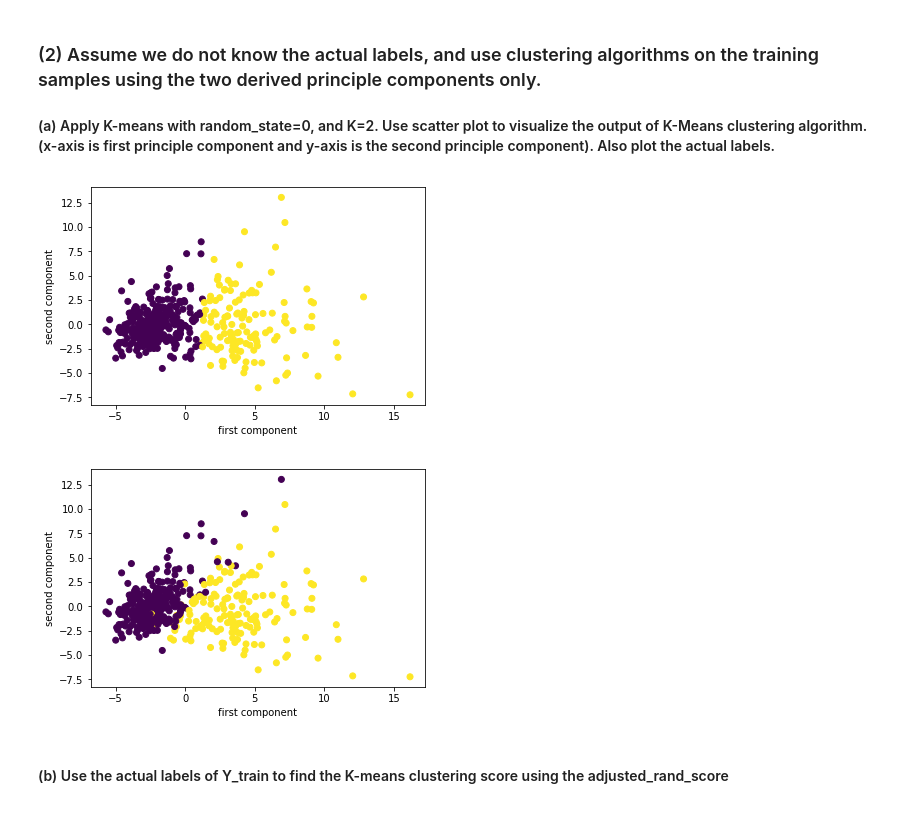
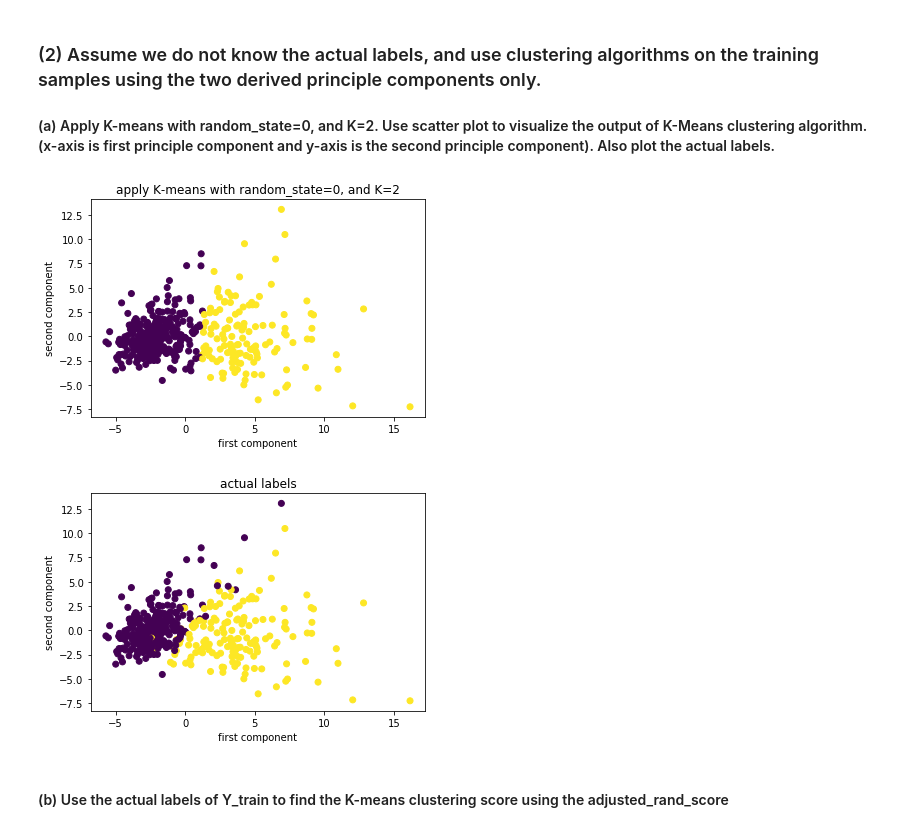
Before and after one commit to JerrieC/Machine-Learning, a Jupyter notebook: UnsupervisedLearning_Ex.ipynb, the cells around one changed output. Drawn from its saved outputs; the diff is of its cells as text; code cells hidden in the pictures.

```diff
--- a/UnsupervisedLearning_Ex.ipynb
+++ b/UnsupervisedLearning_Ex.ipynb
@@ -63,19 +63,20 @@ accuracy score with all features: 0.9440559440559441
 # %%
 clusters_kmeans = KMeans(n_clusters=2, random_state=0).fit_predict(X_train_pca);
 # %%
+plt.title('apply K-means with random_state=0, and K=2')
 plt.scatter(X_train_pca[:, 0], X_train_pca[:, 1], c=clusters_kmeans)
 plt.xlabel('first component')
 plt.ylabel('second component')
 plt.show()
 
-print('')
+plt.title('actual labels')
 plt.scatter(X_train_pca[:, 0], X_train_pca[:, 1], c=1-Y_train)
 plt.xlabel('first component')
 plt.ylabel('second component')
 plt.show()
 # %% [output]
-[figure, old version]
+[figure, new version]
-[figure, old version]
+[figure, new version]
 # %% [markdown]
 #### (b) Use the actual labels of Y_train to find the K-means clustering score using the adjusted_rand_score
 # %%
```
